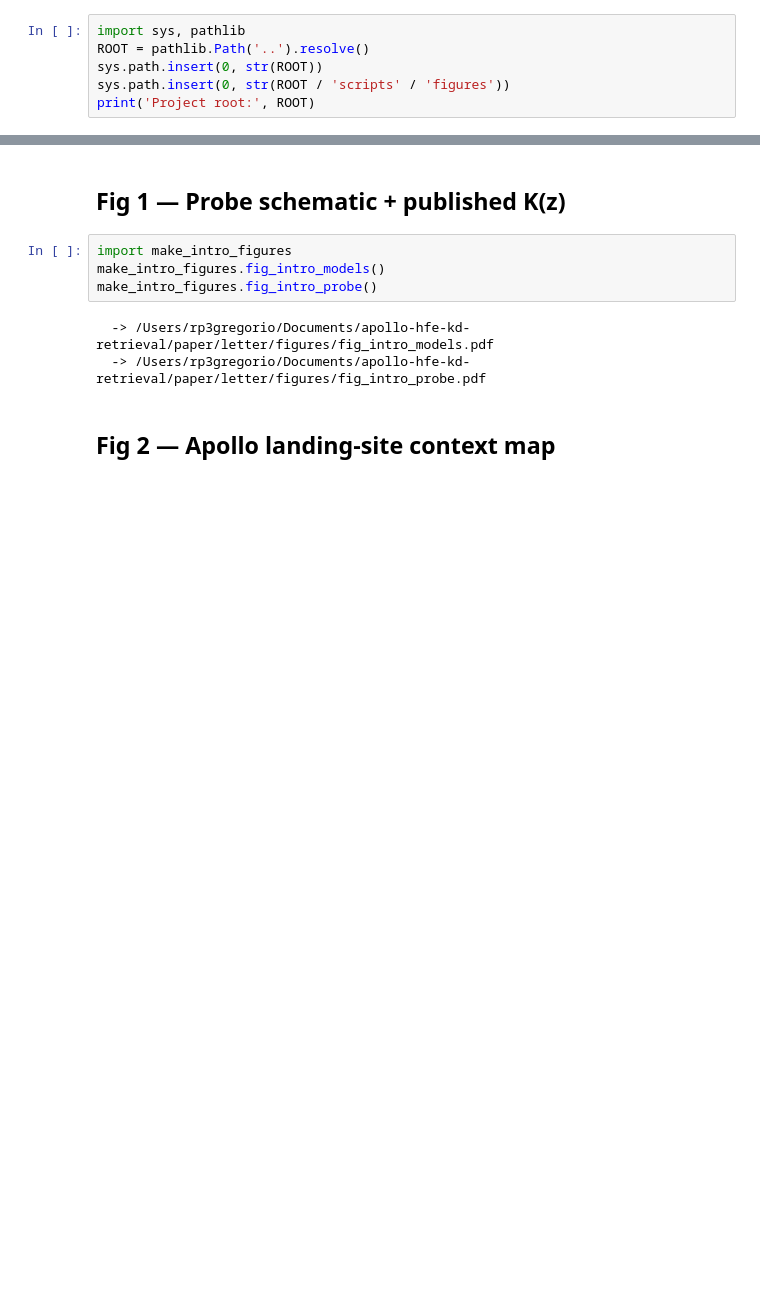
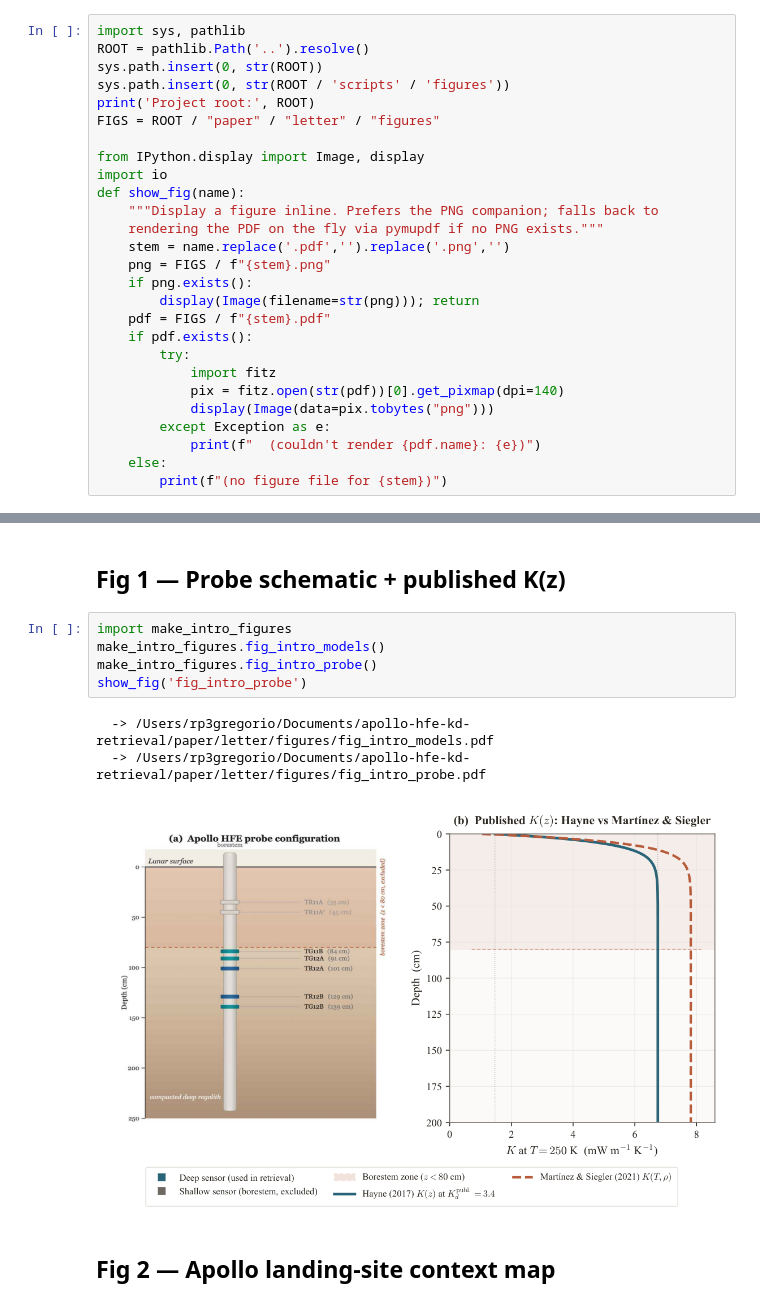
Before and after one commit to rp3gregorio/Lunar-HFE, a Jupyter notebook: notebooks/01_methods.ipynb, the cells around one changed output, grey strips where cells are left out. Cells and saved outputs as stored; diff of their text form; blank space fills up the shorter version.

```diff
--- a/notebooks/01_methods.ipynb
+++ b/notebooks/01_methods.ipynb
@@ -19,6 +19,27 @@ ROOT = pathlib.Path('..').resolve()
 sys.path.insert(0, str(ROOT))
 sys.path.insert(0, str(ROOT / 'scripts' / 'figures'))
 print('Project root:', ROOT)
+FIGS = ROOT / "paper" / "letter" / "figures"
+
+from IPython.display import Image, display
+import io
+def show_fig(name):
+    """Display a figure inline. Prefers the PNG companion; falls back to
+    rendering the PDF on the fly via pymupdf if no PNG exists."""
+    stem = name.replace('.pdf','').replace('.png','')
+    png = FIGS / f"{stem}.png"
+    if png.exists():
+        display(Image(filename=str(png))); return
+    pdf = FIGS / f"{stem}.pdf"
+    if pdf.exists():
+        try:
+            import fitz
+            pix = fitz.open(str(pdf))[0].get_pixmap(dpi=140)
+            display(Image(data=pix.tobytes("png")))
+        except Exception as e:
+            print(f"  (couldn't render {pdf.name}: {e})")
+    else:
+        print(f"(no figure file for {stem})")
 # %% [output]
 Project root: /Users/rp3gregorio/Documents/apollo-hfe-kd-retrieval
 # %% [markdown]
@@ -26,10 +47,12 @@ Project root: /Users/rp3gregorio/Documents/apollo-hfe-kd-retrieval
 # %%
 import make_intro_figures
 make_intro_figures.fig_intro_models()
 make_intro_figures.fig_intro_probe()
+show_fig('fig_intro_probe')
 # %% [output]
   -> /Users/rp3gregorio/Documents/apollo-hfe-kd-retrieval/paper/letter/figures/fig_intro_models.pdf
   -> /Users/rp3gregorio/Documents/apollo-hfe-kd-retrieval/paper/letter/figures/fig_intro_probe.pdf
+[figure, added]
 # %% [markdown]
 ## Fig 2 — Apollo landing-site context map
 # %%
```
Also changed, not shown: parts of 3 cells of this notebook, 2 other files.
